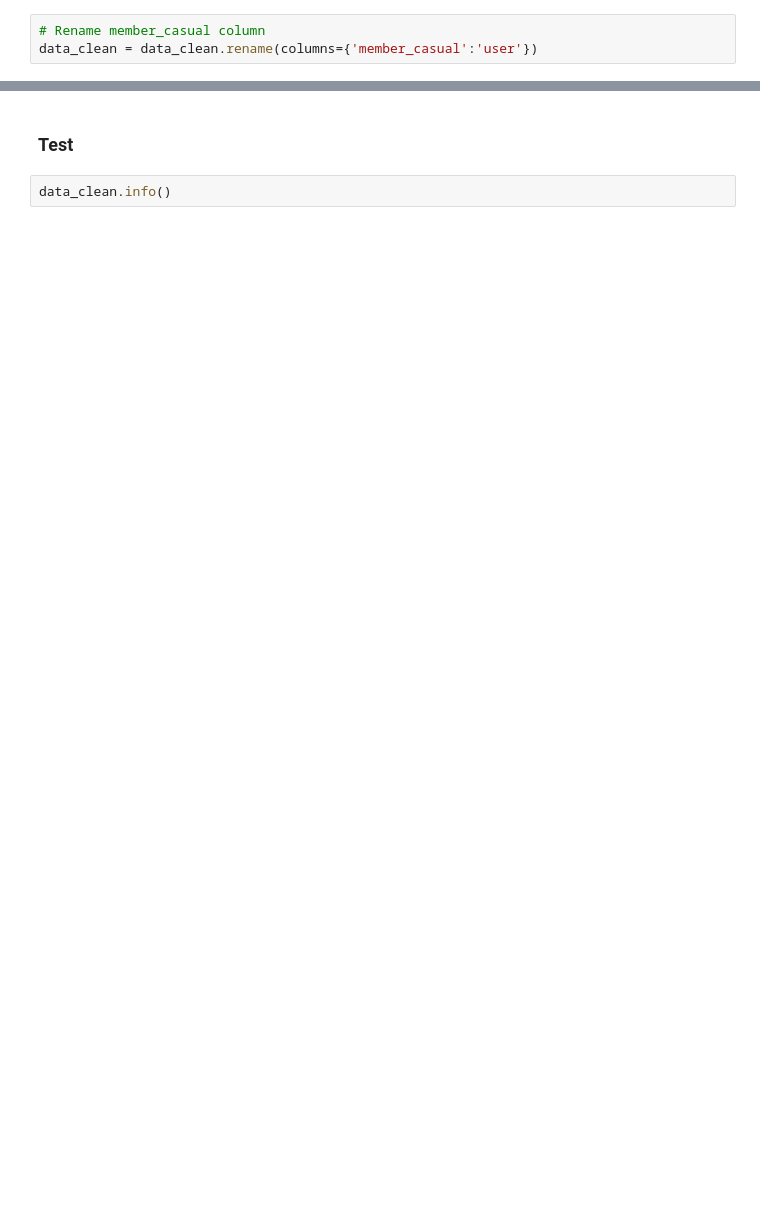
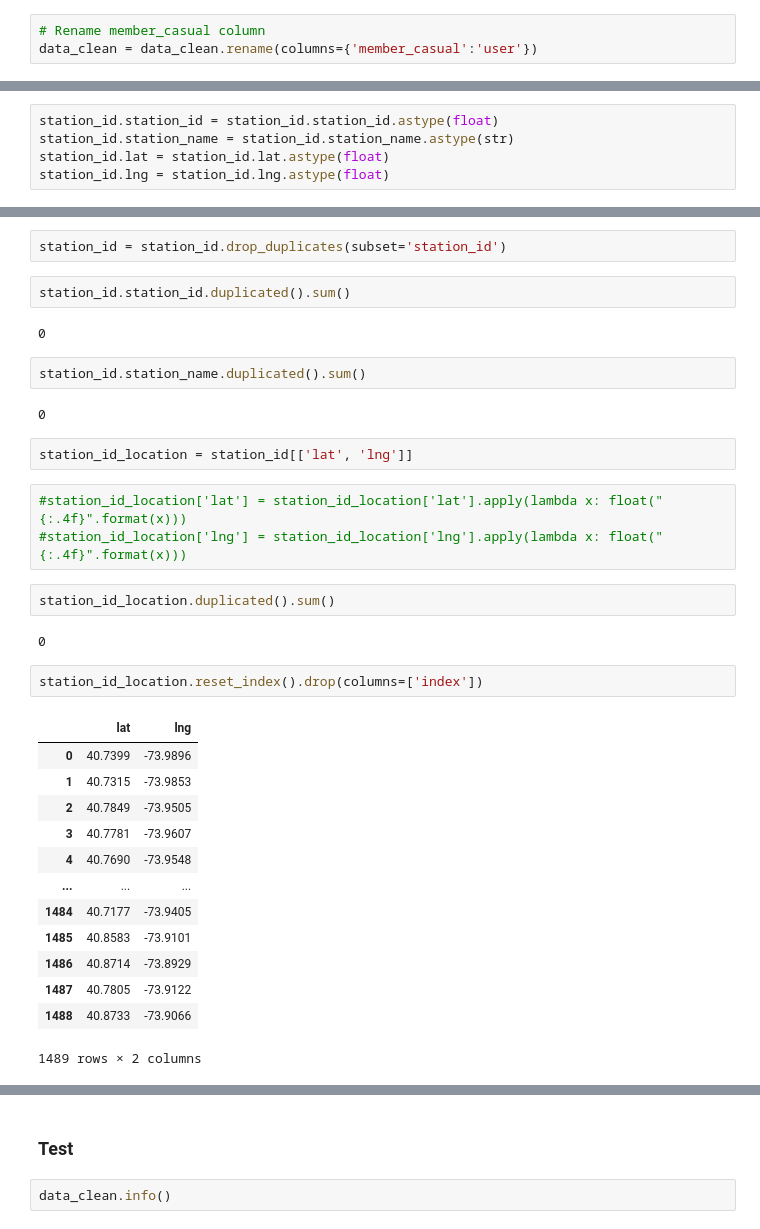
Before and after one commit to anneruhnke/bikesharing, a Jupyter notebook: bikesharing.ipynb, the cells around one changed output, grey strips where cells are left out. Drawn from its saved outputs; the diff is of its cells as text; blank space fills up the shorter version.

```diff
--- a/bikesharing.ipynb
+++ b/bikesharing.ipynb
@@ -340,0 +413,5 @@ station_id.lng.duplicated().sum()
+# %%
+station_id.station_id = station_id.station_id.astype(float)
+station_id.station_name = station_id.station_name.astype(str)
+station_id.lat = station_id.lat.astype(float)
+station_id.lng = station_id.lng.astype(float)
@@ -340,0 +492,35 @@ station_id.lng.duplicated().sum()
+# %%
+station_id = station_id.drop_duplicates(subset='station_id')
+# %%
+station_id.station_id.duplicated().sum()
+# %% [output]
+0
+# %%
+station_id.station_name.duplicated().sum()
+# %% [output]
+0
+# %%
+station_id_location = station_id[['lat', 'lng']]
+# %%
+#station_id_location['lat'] = station_id_location['lat'].apply(lambda x: float("{:.4f}".format(x)))
+#station_id_location['lng'] = station_id_location['lng'].apply(lambda x: float("{:.4f}".format(x)))
+# %%
+station_id_location.duplicated().sum()
+# %% [output]
+0
+# %%
+station_id_location.reset_index().drop(columns=['index'])
+# %% [output]
+|  | lat | lng |
+| 0 | 40.7399 | -73.9896 |
+| 1 | 40.7315 | -73.9853 |
+| 2 | 40.7849 | -73.9505 |
+| 3 | 40.7781 | -73.9607 |
+| 4 | 40.7690 | -73.9548 |
+| ... | ... | ... |
+| 1484 | 40.7177 | -73.9405 |
+| 1485 | 40.8583 | -73.9101 |
+| 1486 | 40.8714 | -73.8929 |
+| 1487 | 40.7805 | -73.9122 |
+| 1488 | 40.8733 | -73.9066 |
+1489 rows × 2 columns
```
Also changed, not shown: parts of 45 cells of this notebook.
